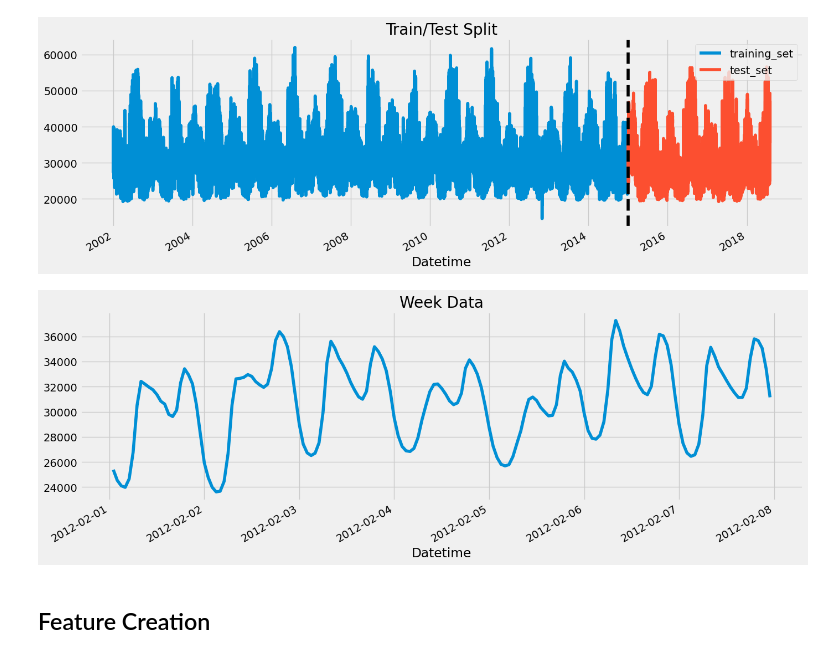
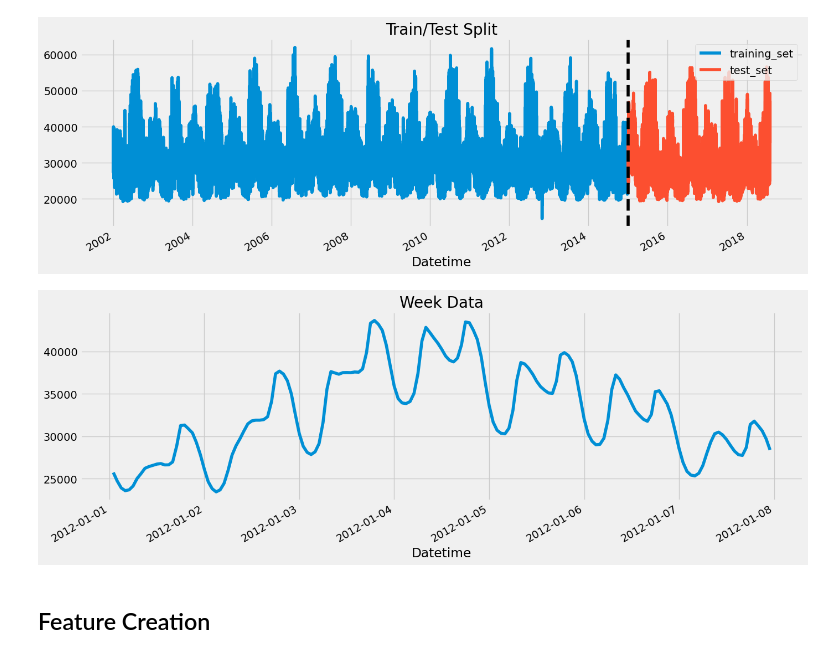
Before and after one commit to adnansherwani/Forecasting-DataModel, a Jupyter notebook: Forecasting-hourly-consumption.ipynb, the cells around one changed output. Saved outputs shown, nothing was run; the diff lists cells and outputs as text; code cells hidden in the pictures.

```diff
--- a/Forecasting-hourly-consumption.ipynb
+++ b/Forecasting-hourly-consumption.ipynb
@@ -48,10 +48,10 @@ plt.show()
 # %% [output]
 [figure]
 # %%
-df.loc[(df.index > '02-01-2012') & (df.index < '02-08-2012')].plot(figsize=(15,5), title='Week Data', legend=False)
+df.loc[(df.index > '01-01-2012') & (df.index < '01-08-2012')].plot(figsize=(15,5), title='Week Data', legend=False)
 plt.show()
 # %% [output]
-[figure, old version]
+[figure, new version]
 # %% [markdown]
 ## Feature Creation
 # %%
```
Also changed, not shown: parts of 15 cells of this notebook.
